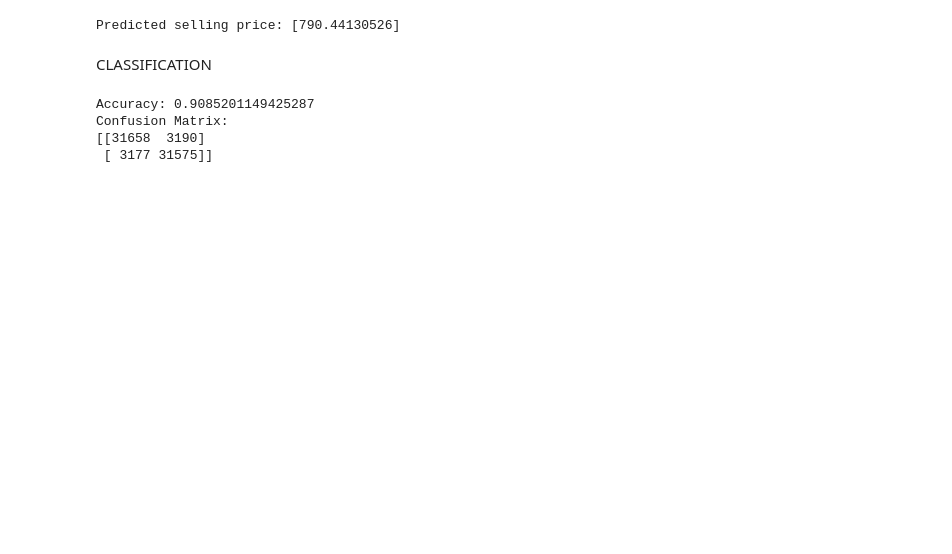
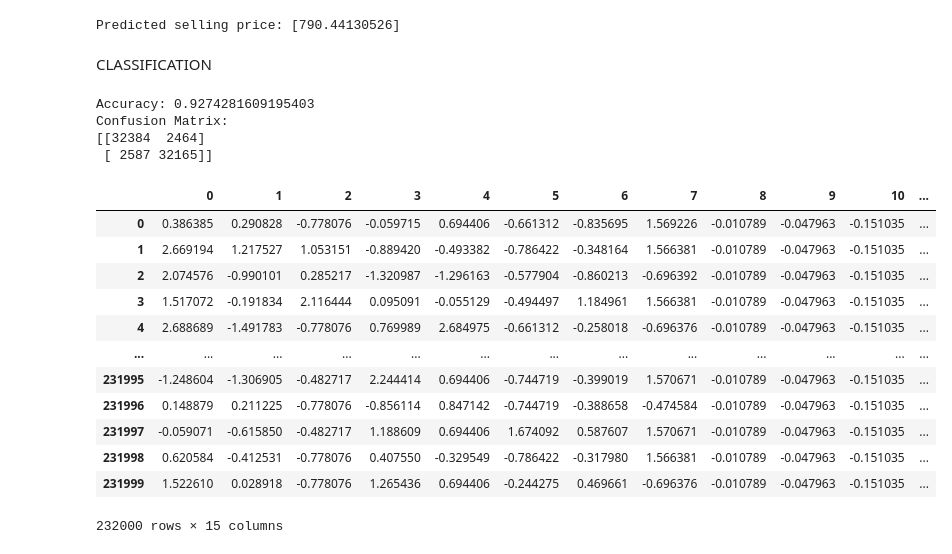
Before and after one commit to Priyanka2508/Coppersteel_Modelling, a Jupyter notebook: Project5_Coppersteel.ipynb, the cells around one changed output. Saved outputs shown, nothing was run; the diff lists cells and outputs as text; code cells hidden in the pictures; blank space fills up the shorter version.

```diff
--- a/Project5_Coppersteel.ipynb
+++ b/Project5_Coppersteel.ipynb
@@ -632,8 +649,7 @@ y = be.fit_transform(Y)
 
 
 # independent features after encoding
-X = np.concatenate((X[['quantity tons_log', 'application', 'thickness_log', 'width','country','customer','product_ref']].values, X_ohe), axis=1)
-
+X = np.concatenate((X[['quantity tons_log','selling_price_log', 'application', 'thickness_log', 'width','country','customer','product_ref']].values, X_ohe), axis=1)
 
 # Balance only the target variable Y using SMOTE
 X, Y = sm.fit_resample(X, y)
@@ -656,10 +672,27 @@ print(f"Accuracy: {accuracy}")
 cm = confusion_matrix(y_test, y_pred)
 print(f"Confusion Matrix:\n{cm}")
 # %% [output]
-Accuracy: 0.9085201149425287
+Accuracy: 0.9274281609195403
 Confusion Matrix:
-[[31658  3190]
- [ 3177 31575]]
+[[32384  2464]
+ [ 2587 32165]]
+# %%
+X_tr = pd.DataFrame(X)
+X_tr
+# %% [output]
+|  | 0 | 1 | 2 | 3 | 4 | 5 | 6 | 7 | 8 | 9 | 10 | ... |
+| 0 | 0.386385 | 0.290828 | -0.778076 | -0.059715 | 0.694406 | -0.661312 | -0.835695 | 1.569226 | -0.010789 | -0.047963 | -0.151035 | ... |
+| 1 | 2.669194 | 1.217527 | 1.053151 | -0.889420 | -0.493382 | -0.786422 | -0.348164 | 1.566381 | -0.010789 | -0.047963 | -0.151035 | ... |
+| 2 | 2.074576 | -0.990101 | 0.285217 | -1.320987 | -1.296163 | -0.577904 | -0.860213 | -0.696392 | -0.010789 | -0.047963 | -0.151035 | ... |
+| 3 | 1.517072 | -0.191834 | 2.116444 | 0.095091 | -0.055129 | -0.494497 | 1.184961 | 1.566381 | -0.010789 | -0.047963 | -0.151035 | ... |
+| 4 | 2.688689 | -1.491783 | -0.778076 | 0.769989 | 2.684975 | -0.661312 | -0.258018 | -0.696376 | -0.010789 | -0.047963 | -0.151035 | ... |
+| ... | ... | ... | ... | ... | ... | ... | ... | ... | ... | ... | ... | ... |
+| 231995 | -1.248604 | -1.306905 | -0.482717 | 2.244414 | 0.694406 | -0.744719 | -0.399019 | 1.570671 | -0.010789 | -0.047963 | -0.151035 | ... |
+| 231996 | 0.148879 | 0.211225 | -0.778076 | -0.856114 | 0.847142 | -0.744719 | -0.388658 | -0.474584 | -0.010789 | -0.047963 | -0.151035 | ... |
+| 231997 | -0.059071 | -0.615850 | -0.482717 | 1.188609 | 0.694406 | 1.674092 | 0.587607 | 1.570671 | -0.010789 | -0.047963 | -0.151035 | ... |
+| 231998 | 0.620584 | -0.412531 | -0.778076 | 0.407550 | -0.329549 | -0.786422 | -0.317980 | 1.566381 | -0.010789 | -0.047963 | -0.151035 | ... |
+| 231999 | 1.522610 | 0.028918 | -0.778076 | 1.265436 | 0.694406 | -0.244275 | 0.469661 | -0.696376 | -0.010789 | -0.047963 | -0.151035 | ... |
+232000 rows × 15 columns
 # %%
 # Evalution Metrics
 from sklearn.metrics import confusion_matrix,roc_curve, auc
```
Also changed, not shown: parts of 3 cells of this notebook.
